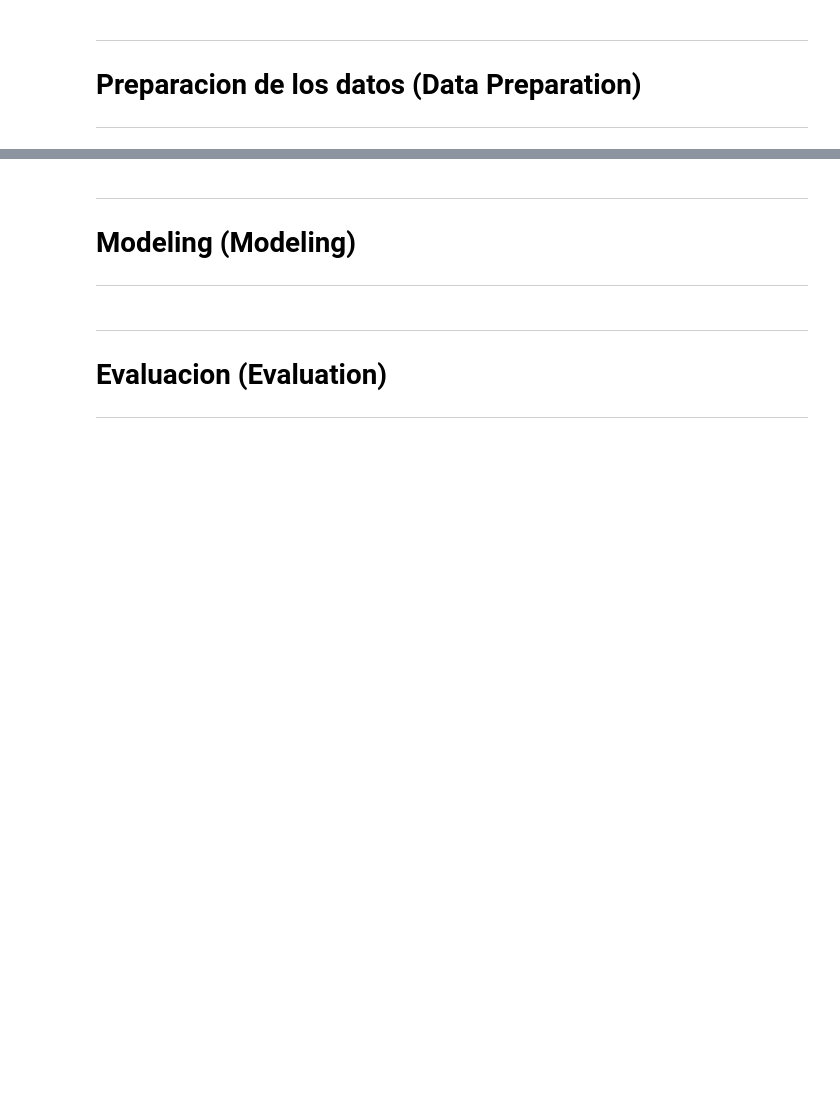
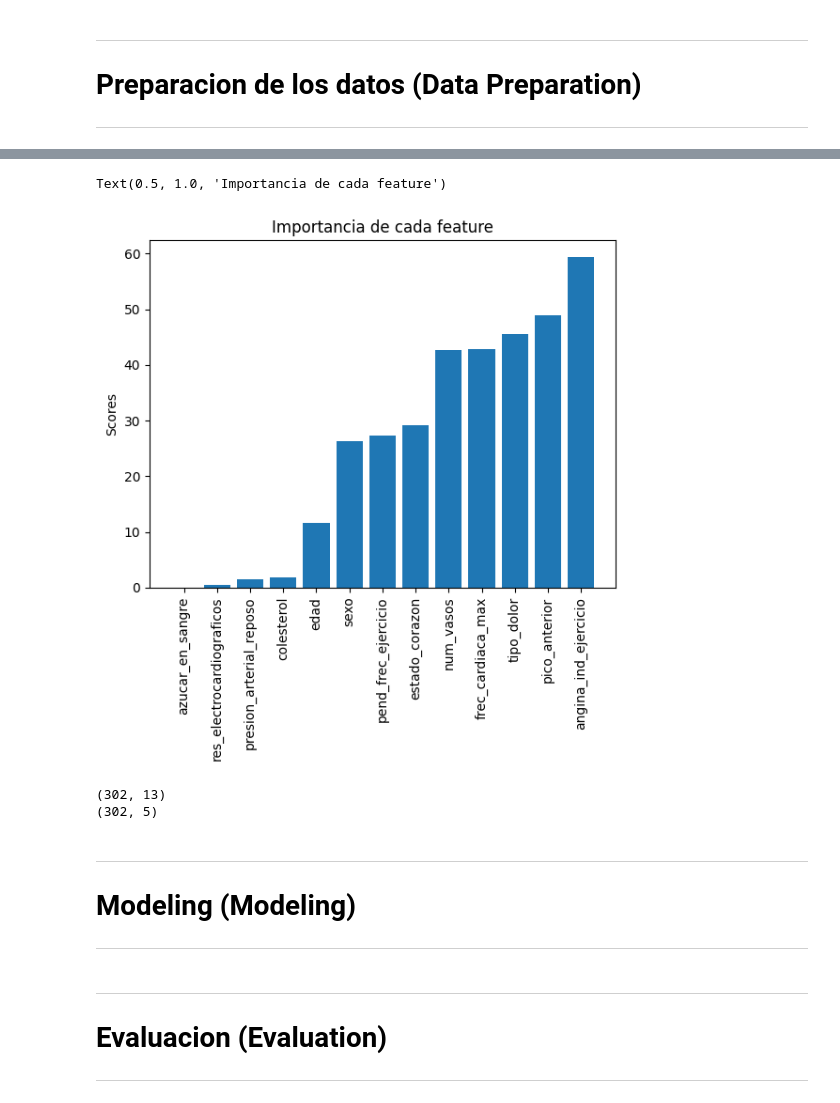
Before and after one commit to carlos1680/obligatorioML2, a Jupyter notebook: obligatorioML2.ipynb, the cells around one changed output, grey strips where cells are left out. Cells and saved outputs as stored; diff of their text form; code cells hidden in the pictures; blank space fills up the shorter version.

```diff
--- a/obligatorioML2.ipynb
+++ b/obligatorioML2.ipynb
@@ -1301,0 +1322,13 @@ Podriamos decir que:
+# %%
+df_heart.columns
+cols_independientes=[
+        'edad', 'sexo', 'tipo_dolor', 'presion_arterial_reposo', 'colesterol',
+       'azucar_en_sangre', 'res_electrocardiograficos', 'frec_cardiaca_max',
+       'angina_ind_ejercicio', 'pico_anterior', 'pend_frec_ejercicio',
+       'num_vasos', 'estado_corazon'
+]
+col_dependiente = ['propenso']
+# %%
+# Separa el dataframe para trabajar, variables dependientes
+X = df_heart.loc[:,cols_independientes]
+X.head()
@@ -1301,0 +1342,4 @@ Podriamos decir que:
+# %%
+# Separa el dataframe para trabajar, variable idependiente (predictora)
+Y = df_heart.loc[:,col_dependiente]
+Y.head()
@@ -1301,0 +1353,5 @@ Podriamos decir que:
+# %%
+from sklearn.preprocessing import StandardScaler, MinMaxScaler, RobustScaler
+from sklearn.model_selection import train_test_split
+# Dividir el dataset en entrenamiento y prueba
+X_train, X_test, y_train, y_test = train_test_split(X, Y, test_size=0.3, random_state=50)
@@ -1302,3 +1390,28 @@ Podriamos decir que:
+# %%
+from sklearn.feature_selection import SelectKBest
+selector = SelectKBest(k=3)
+selector.fit(X_train,y_train)
+SelectKBest(k=3)
+scores = selector.scores_
+
+sorted_indices = np.argsort(scores)
+
+plt.bar(np.arange(len(X_train.columns)), scores[sorted_indices])
+plt.xticks(np.arange(len(X_train.columns)), X_train.columns[sorted_indices], rotation=90)
+plt.ylabel('Scores')
+plt.title('Importancia de cada feature')
+# %% [output]
+Text(0.5, 1.0, 'Importancia de cada feature')
+[figure, added]
+# %%
+from sklearn.feature_selection import SelectKBest, chi2
+
+print(X.shape)
+X_new = SelectKBest(chi2, k=5).fit_transform(X, Y)
+print(X_new.shape)
+# %% [output]
+(302, 13)
+(302, 5)
 # %% [markdown]
 ---
 # Modeling (Modeling)
```
Also changed, not shown: parts of 11 cells of this notebook, 1 other file.
